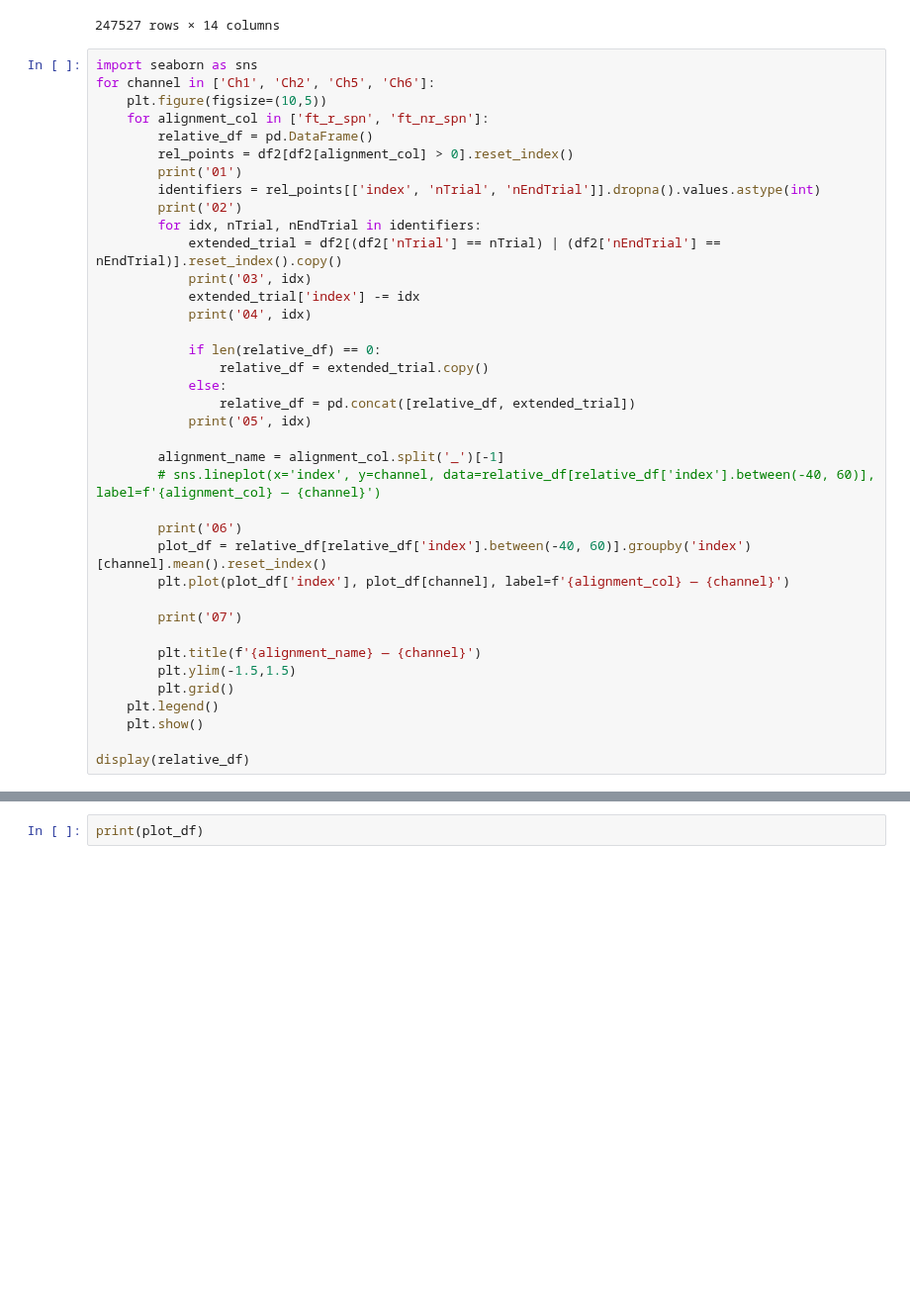
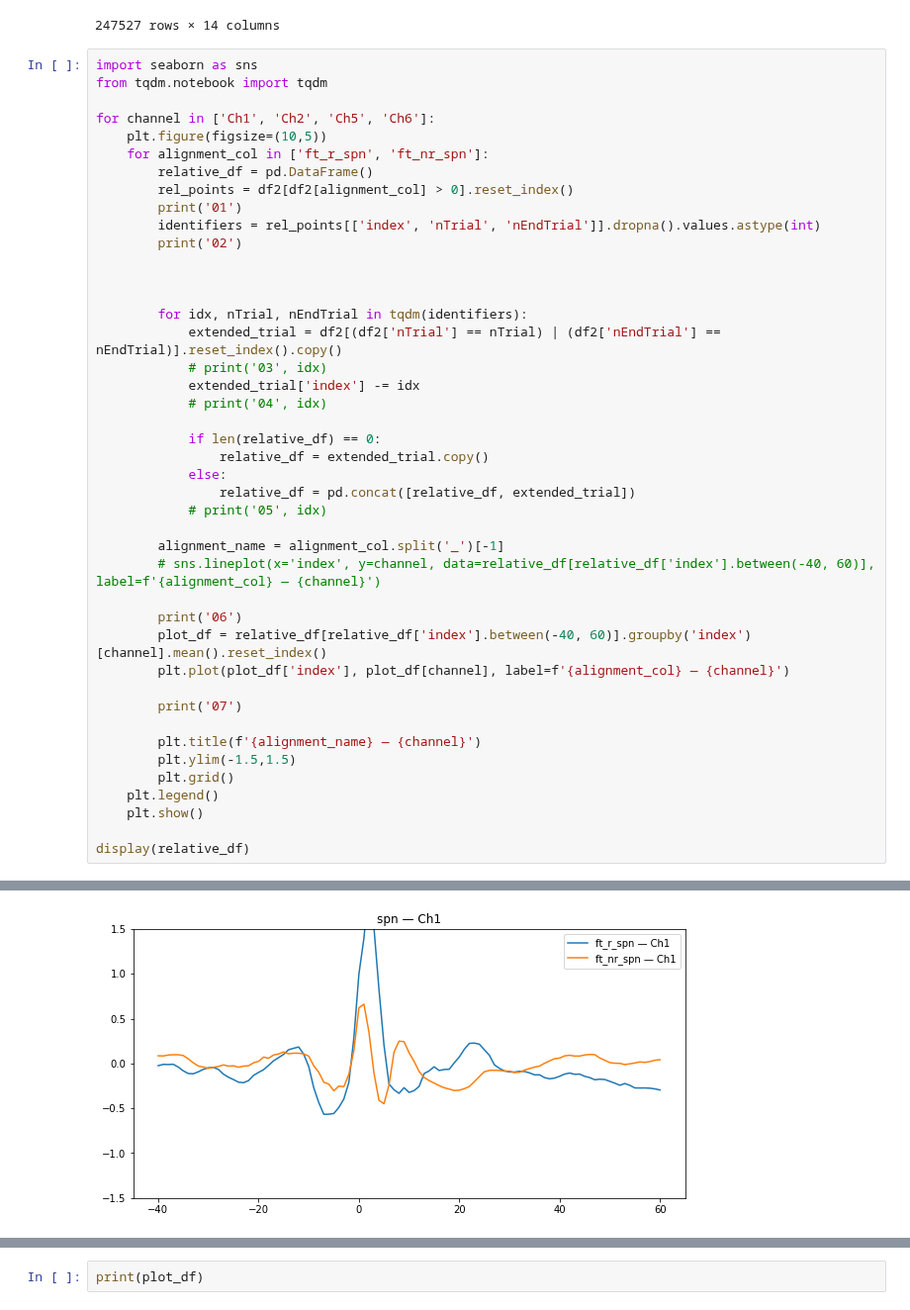
Before and after one commit to kimerein/sabatinilab-glm, a Jupyter notebook: lynne_pp_test_tablecombo.ipynb, the cells around one changed output, grey strips where cells are left out. Shown at 99% size. Cells and saved outputs as stored; diff of their text form; blank space fills up the shorter version.

```diff
--- a/lynne_pp_test_tablecombo.ipynb
+++ b/lynne_pp_test_tablecombo.ipynb
@@ -157,6 +157,8 @@ df2.iloc[:,-14:]
 247527 rows × 14 columns
 # %%
 import seaborn as sns
+from tqdm.notebook import tqdm
+
 for channel in ['Ch1', 'Ch2', 'Ch5', 'Ch6']:
     plt.figure(figsize=(10,5))
     for alignment_col in ['ft_r_spn', 'ft_nr_spn']:
@@ -165,17 +167,20 @@ for channel in ['Ch1', 'Ch2', 'Ch5', 'Ch6']:
         print('01')
         identifiers = rel_points[['index', 'nTrial', 'nEndTrial']].dropna().values.astype(int)
         print('02')
-        for idx, nTrial, nEndTrial in identifiers:
+
+
+
+        for idx, nTrial, nEndTrial in tqdm(identifiers):
             extended_trial = df2[(df2['nTrial'] == nTrial) | (df2['nEndTrial'] == nEndTrial)].reset_index().copy()
-            print('03', idx)
+            # print('03', idx)
             extended_trial['index'] -= idx
-            print('04', idx)
+            # print('04', idx)
 
             if len(relative_df) == 0:
                 relative_df = extended_trial.copy()
             else:
                 relative_df = pd.concat([relative_df, extended_trial])
-            print('05', idx)
+            # print('05', idx)
 
         alignment_name = alignment_col.split('_')[-1]
         # sns.lineplot(x='index', y=channel, data=relative_df[relative_df['index'].between(-40, 60)], label=f'{alignment_col} — {channel}')
@@ -213,0 +212 @@ display(relative_df)
+[figure, added]
```
Also changed, not shown: parts of 1 cell of this notebook, 1 other file.
